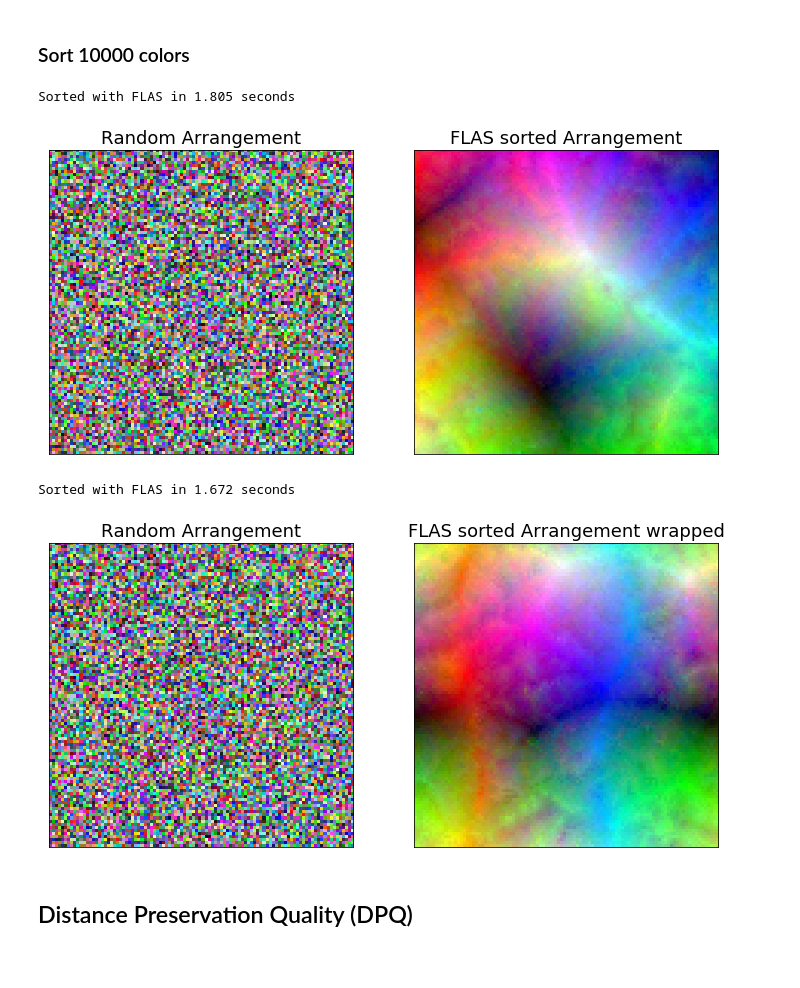
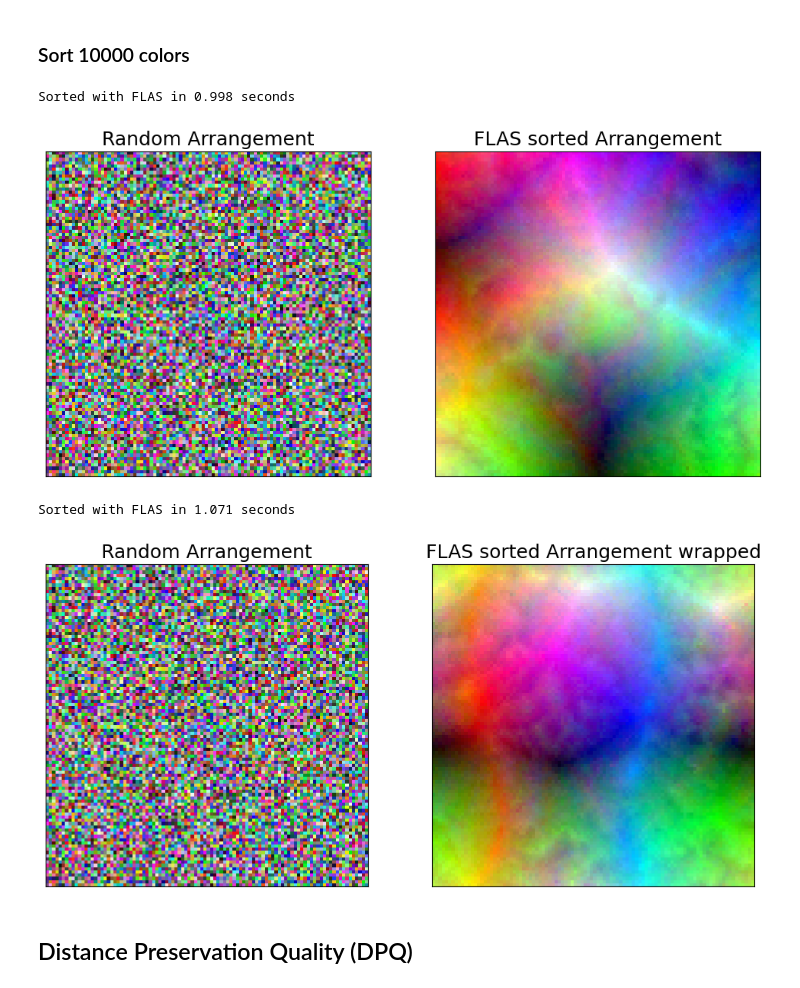
Before and after one commit to Visual-Computing/LAS_FLAS, a Jupyter notebook: python/LAS_FLAS_DPQ_colors.ipynb, the cells around one changed output. Drawn from its saved outputs; the diff is of its cells as text; code cells hidden in the pictures; blank space fills up the shorter version.

```diff
--- a/python/LAS_FLAS_DPQ_colors.ipynb
+++ b/python/LAS_FLAS_DPQ_colors.ipynb
@@ -316,18 +316,18 @@ Sorted with FLAS in 0.142 seconds
 ### Sort 10000 colors
 # %%
 X = generate_random_colors(100, 100)
-sorted_X = sort_with_flas(X.copy(), nc=81, radius_factor=0.8, wrap=False)
+sorted_X = sort_with_flas(X.copy(), nc=81, radius_factor=0.85, wrap=False)
 plot_grid(X, sorted_X, figsize=6, titles=["Random Arrangement", "FLAS sorted Arrangement"])
 # %% [output]
-Sorted with FLAS in 1.805 seconds
+Sorted with FLAS in 0.998 seconds
-[figure, old version]
+[figure, new version]
 # %%
 X = generate_random_colors(100, 100)
-sorted_X = sort_with_flas(X.copy(), nc=81, radius_factor=0.8, wrap=True)
+sorted_X = sort_with_flas(X.copy(), nc=81, radius_factor=0.85, wrap=True)
 plot_grid(X, sorted_X, figsize=6, titles=["Random Arrangement", "FLAS sorted Arrangement wrapped"])
 # %% [output]
-Sorted with FLAS in 1.672 seconds
+Sorted with FLAS in 1.071 seconds
-[figure, old version]
+[figure, new version]
 # %% [markdown]
 ## Distance Preservation Quality (DPQ)
 # %%
```
Also changed, not shown: parts of 10 cells of this notebook, 1 other file.
